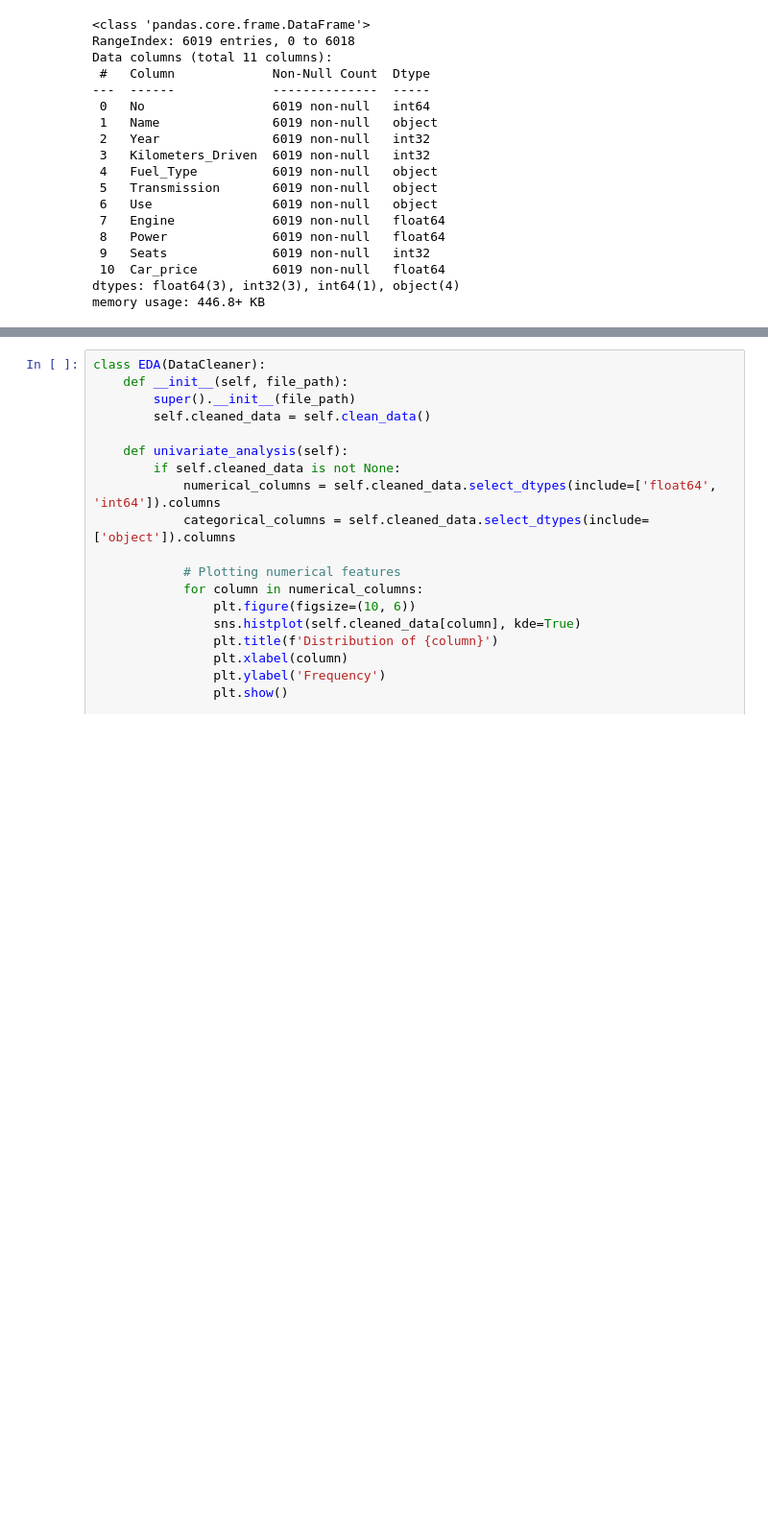
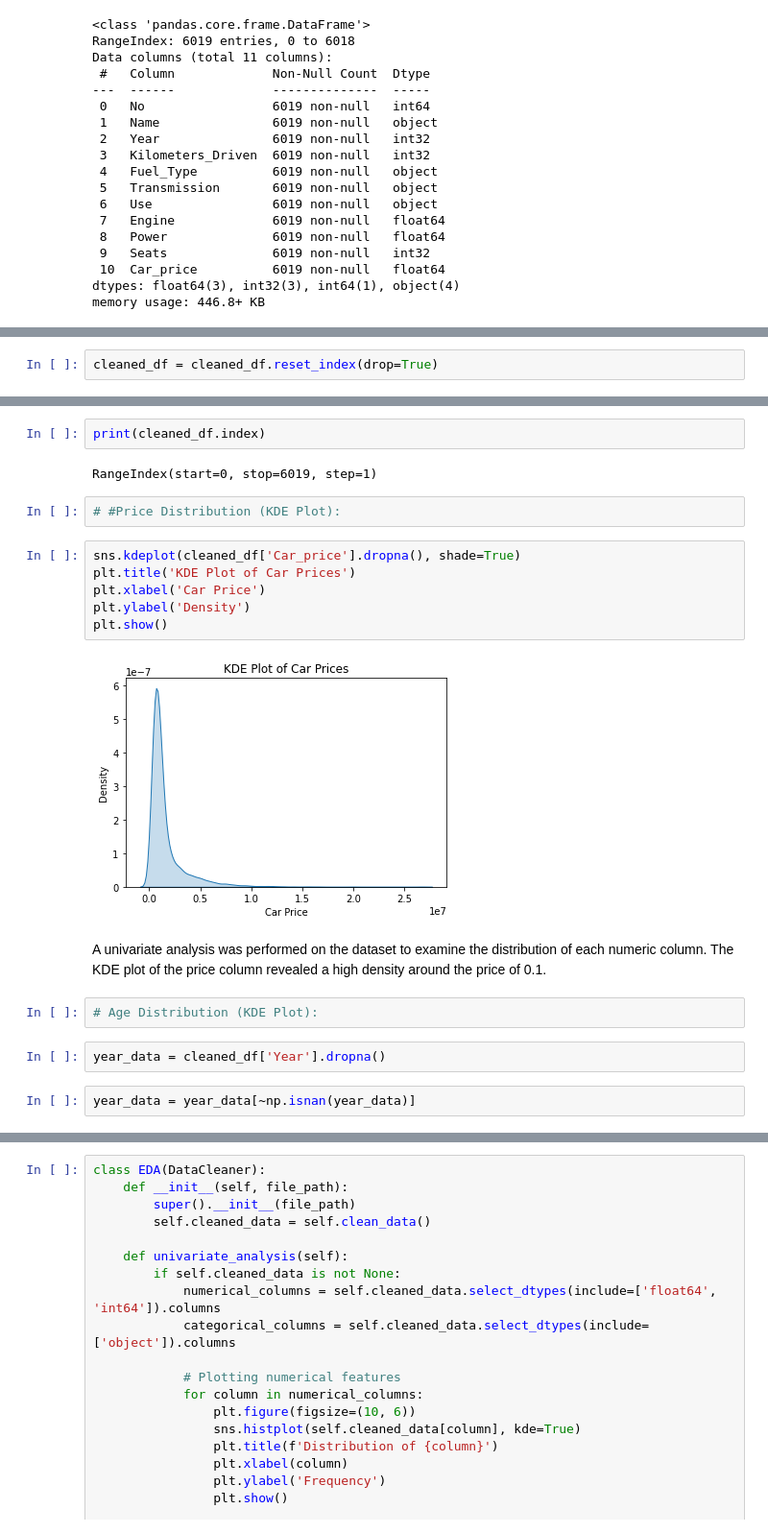
Before and after one commit to jakkkc/car_price, a Jupyter notebook: index.ipynb, the cells around one changed output, grey strips where cells are left out. Shown at 96% size. Saved outputs shown, nothing was run; the diff lists cells and outputs as text; blank space fills up the shorter version.

```diff
--- a/index.ipynb
+++ b/index.ipynb
@@ -268,0 +357,2 @@ cleaned_df.head()
+# %%
+cleaned_df = cleaned_df.reset_index(drop=True)
@@ -268,0 +372,22 @@ cleaned_df.head()
+# %%
+print(cleaned_df.index)
+# %% [output]
+RangeIndex(start=0, stop=6019, step=1)
+# %%
+# #Price Distribution (KDE Plot):
+# %%
+sns.kdeplot(cleaned_df['Car_price'].dropna(), shade=True)
+plt.title('KDE Plot of Car Prices')
+plt.xlabel('Car Price')
+plt.ylabel('Density')
+plt.show()
+# %% [output]
+[figure, added]
+# %% [markdown]
+A univariate analysis was performed on the dataset to examine the distribution of each numeric column. The KDE plot of the price column revealed a high density around the price of 0.1.
+# %%
+# Age Distribution (KDE Plot):
+# %%
+year_data = cleaned_df['Year'].dropna()
+# %%
+year_data = year_data[~np.isnan(year_data)]
```
Also changed, not shown: parts of 29 cells of this notebook.
